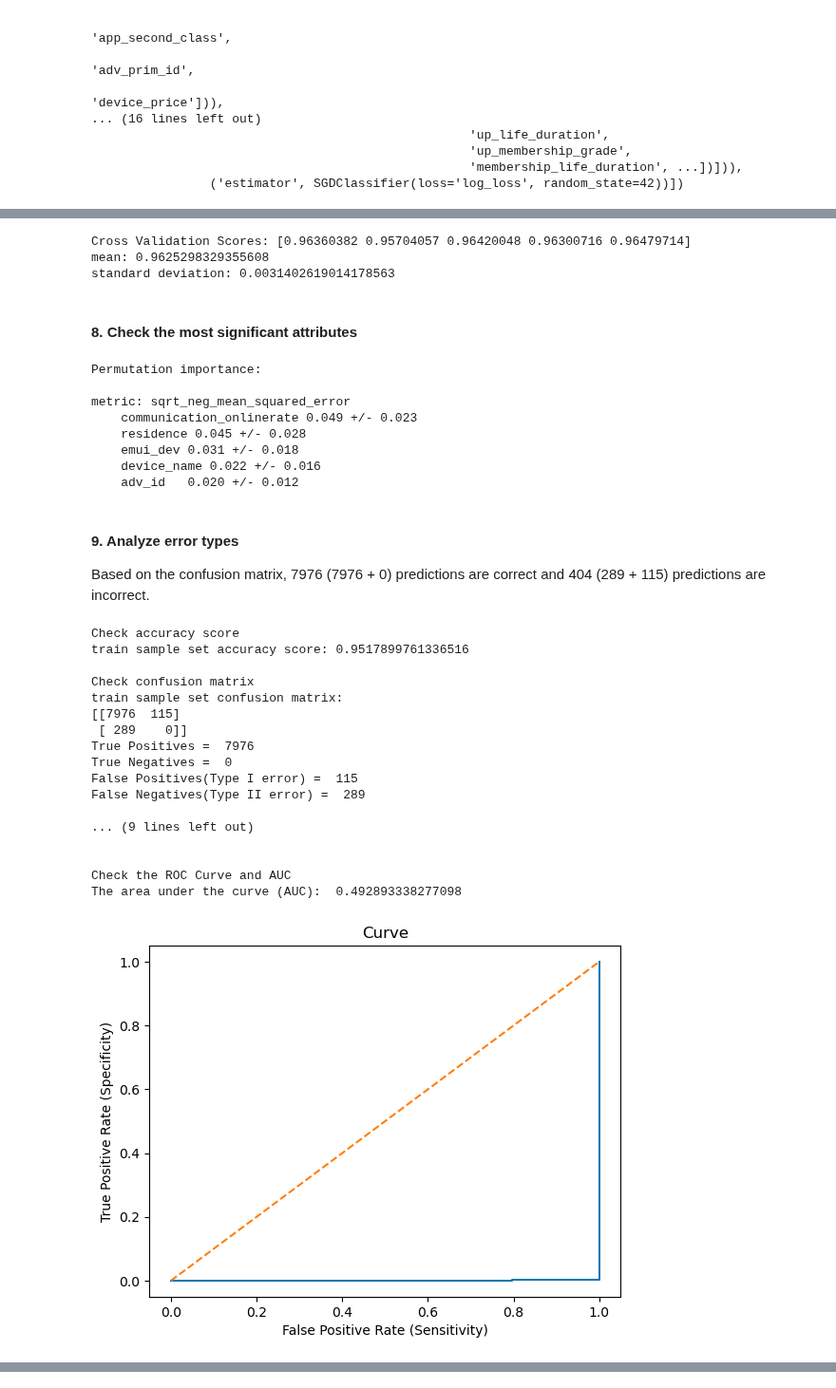
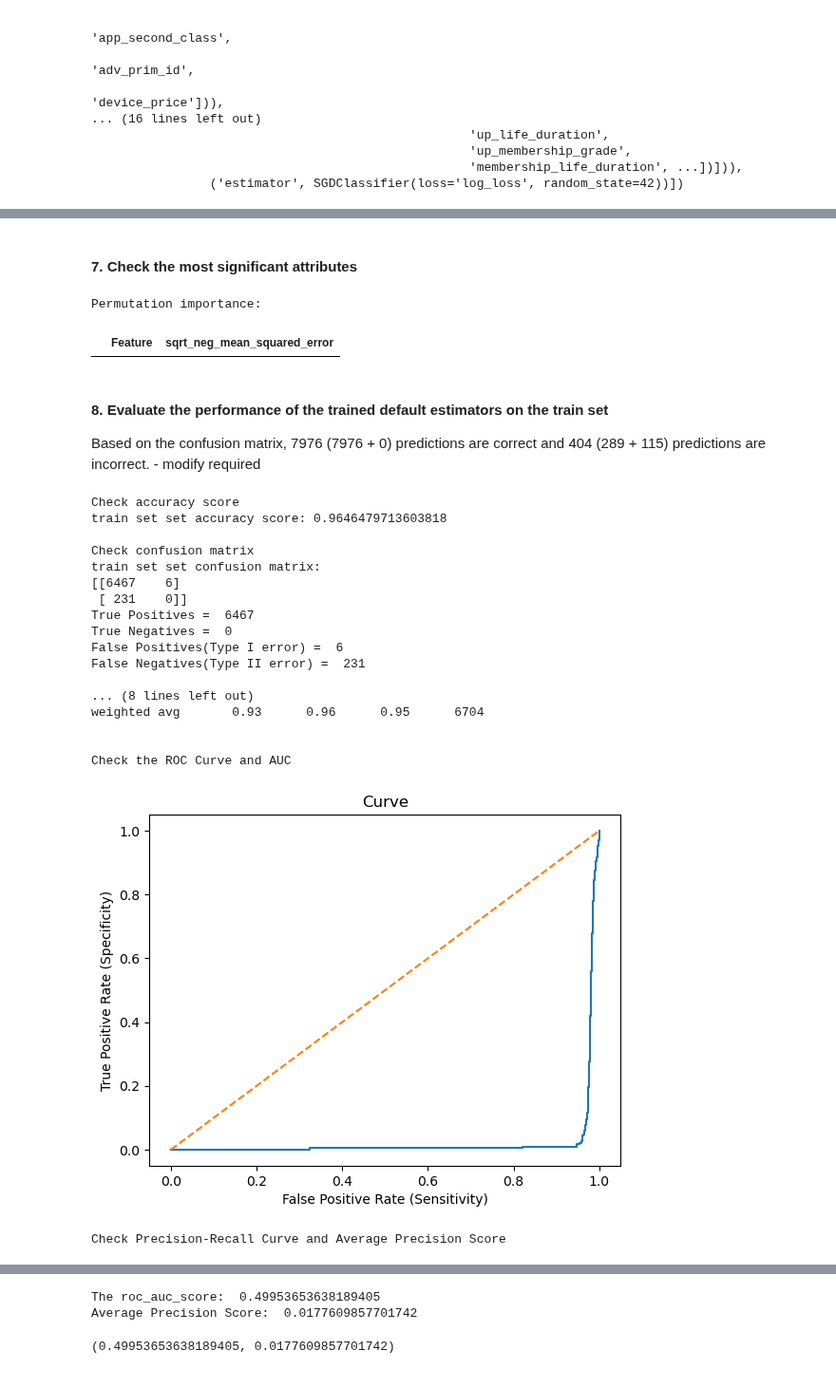
Before and after one commit to LiyangSong/Advertisement-CTR-Prediction, a Jupyter notebook: jupyter/model_exp_sgd.ipynb, the cells around one changed output, grey strips where cells are left out. Shown at 95% size. Drawn from its saved outputs; the diff is of its cells as text; code cells hidden in the pictures.

```diff
--- a/jupyter/model_exp_sgd.ipynb
+++ b/jupyter/model_exp_sgd.ipynb
@@ -34,5 +33,6 @@ permutation_importance_random_state = 0
 # %% [markdown]
 #### 1. Import Data
 # %%
-train_df = general_utils.read_csv(train_df_file)
+train_df = pd.read_csv('train_df_exp.csv')
+train_df
 # %% [output]
@@ -55,0 +52,2 @@ sample_df.shape: (8381, 36)
+# %%
+train_cap_x_df, train_y_df = train_df.drop(columns=target_attr), train_df[[target_attr]]
@@ -57,6 +63,5 @@ sample_df.shape: (8381, 36)
 #### 3. Check attribute types
 # %%
 numerical_attr_list = []
-categorical_attr_list = [attr for attr in train_df_sample.columns if attr not in numerical_attr_list and attr != target_attr]
+categorical_attr_list = [attr for attr in train_df.columns if attr not in numerical_attr_list and attr != target_attr]
 attr_list = numerical_attr_list + categorical_attr_list
-attr_list
@@ -105,7 +110,7 @@ del train_df_sample
 # %%
 composite_estimator.fit(
-    cap_x_df,
-    y_df.values.ravel()
+    train_cap_x_df,
+    train_y_df.values.ravel()
 )
 # %% [output]
 Pipeline(steps=[('preprocessor',
@@ -130,48 +133,39 @@ Pipeline(steps=[('preprocessor',
-# %%
-model_performance_utils.check_out_cross_val_score(composite_estimator, cap_x_df, y_df)
-# %% [output]
-Cross Validation Scores: [0.96360382 0.95704057 0.96420048 0.96300716 0.96479714]
-mean: 0.9625298329355608
-standard deviation: 0.0031402619014178563
 # %% [markdown]
-#### 8. Check the most significant attributes
+#### 7. Check the most significant attributes
 # %%
-model_performance_utils.check_out_permutation_importance(
+permutation_df = bin_class_utils.check_out_permutation_importance(
     composite_estimator,
-    cap_x_df,
-    y_df,
+    train_cap_x_df,
+    train_y_df,
     permutation_importance_random_state
 )
+
+permutation_df
 # %% [output]
 Permutation importance:
-
-metric: sqrt_neg_mean_squared_error
-    communication_onlinerate 0.049 +/- 0.023
-    residence 0.045 +/- 0.028
-    emui_dev 0.031 +/- 0.018
-    device_name 0.022 +/- 0.016
-    adv_id   0.020 +/- 0.012
+|  | Feature | sqrt_neg_mean_squared_error |
 # %% [markdown]
-#### 9. Analyze error types
-Based on the confusion matrix, 7976 (7976 + 0) predictions are correct and 404 (289 + 115) predictions are incorrect.
+#### 8. Evaluate the performance of the trained default estimators on the train set
+Based on the confusion matrix, 7976 (7976 + 0) predictions are correct and 404 (289 + 115) predictions are incorrect. - modify required
 # %%
-bin_class_utils.eval_class(cap_x_df, y_df, composite_estimator, 'train sample')
+bin_class_utils.eval_class(train_cap_x_df, train_y_df, composite_estimator, 'train set')
 # %% [output]
 Check accuracy score
-train sample set accuracy score: 0.9517899761336516
+train set set accuracy score: 0.9646479713603818
 
 Check confusion matrix
-train sample set confusion matrix:
-[[7976  115]
- [ 289    0]]
-True Positives =  7976
+train set set confusion matrix:
+[[6467    6]
+ [ 231    0]]
+True Positives =  6467
 True Negatives =  0
-False Positives(Type I error) =  115
-False Negatives(Type II error) =  289
+False Positives(Type I error) =  6
+False Negatives(Type II error) =  231
 
-... (9 lines left out)
+... (8 lines left out)
+weighted avg       0.93      0.96      0.95      6704
 
 
 Check the ROC Curve and AUC
-The area under the curve (AUC):  0.492893338277098
-[figure, old version]
+[figure, new version]
+Check Precision-Recall Curve and Average Precision Score
@@ -178 +173,4 @@ The area under the curve (AUC):  0.492893338277098
+The roc_auc_score:  0.49953653638189405
+Average Precision Score:  0.0177609857701742
+(0.49953653638189405, 0.0177609857701742)
 # %% [markdown]
```
Also changed, not shown: parts of 30 cells of this notebook, 4 other files.
